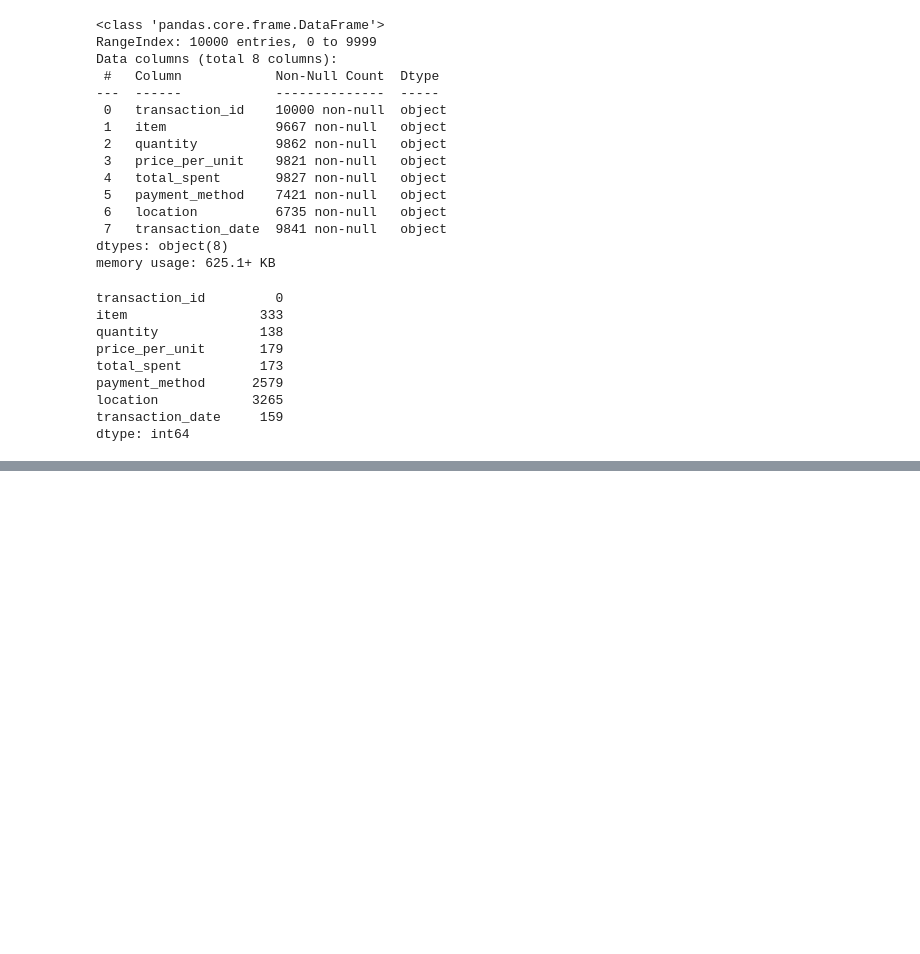
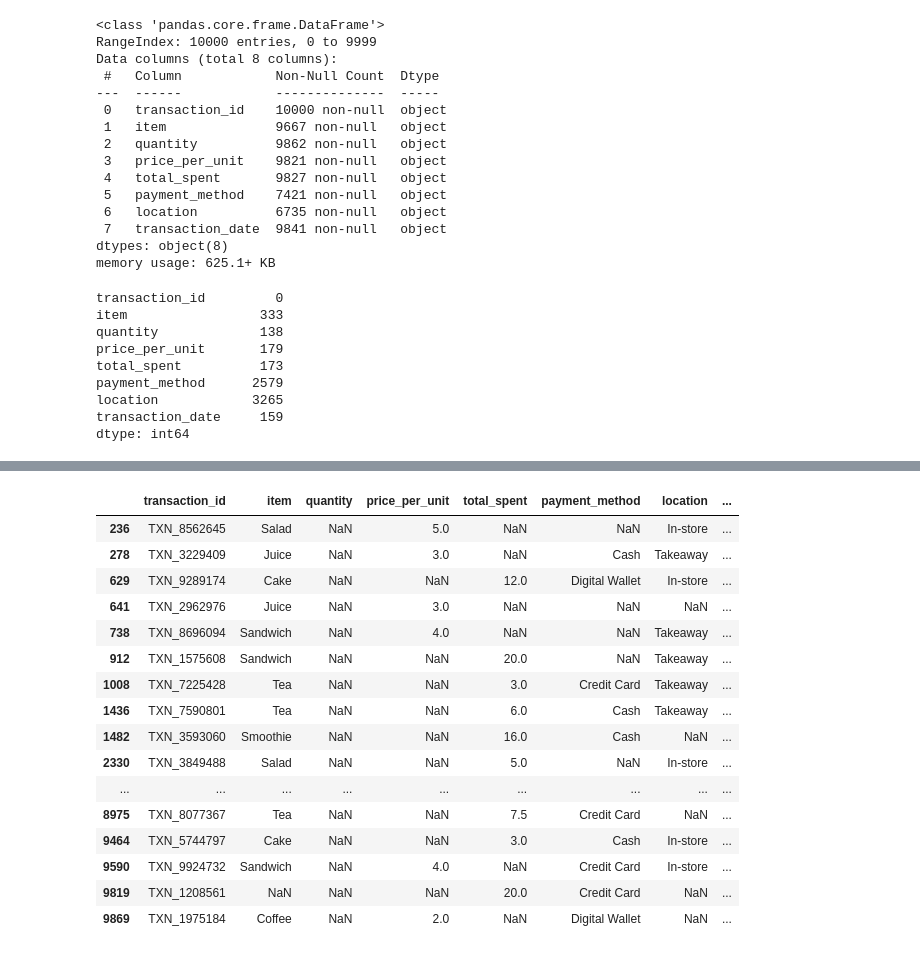
Before and after one commit to Kinosaur/data-cleaning-eda-portfolio, a Jupyter notebook: cafe_sales/Kino/clean_eda.ipynb, the cells around one changed output, grey strips where cells are left out. Saved outputs shown, nothing was run; the diff lists cells and outputs as text; code cells hidden in the pictures; blank space fills up the shorter version.

```diff
--- a/cafe_sales/Kino/clean_eda.ipynb
+++ b/cafe_sales/Kino/clean_eda.ipynb
@@ -58,0 +73,2 @@ df.is
+# %%
+df.drop_duplicates(inplace=True)
@@ -58,0 +89,5 @@ df.is
+# %%
+# Convert columns to numeric (they might be stored as strings)
+df['quantity'] = pd.to_numeric(df['quantity'], errors='coerce')
+df['price_per_unit'] = pd.to_numeric(df['price_per_unit'], errors='coerce')
+df['total_spent'] = pd.to_numeric(df['total_spent'], errors='coerce')
@@ -58,0 +112,3 @@ df.is
+# %%
+df.replace(['ERROR', 'UNKNOWN'], np.nan, inplace=True)
+error_counts
@@ -58,0 +146,3 @@ df.is
+# %%
+df['quantity'] = df['quantity'].fillna(df['total_spent'] / df['price_per_unit'])
+df.isna().sum()
@@ -58,0 +159,20 @@ df.is
+# %%
+df[df['quantity'].isnull()]
+# %% [output]
+|  | transaction_id | item | quantity | price_per_unit | total_spent | payment_method | location | ... |
+| 236 | TXN_8562645 | Salad | NaN | 5.0 | NaN | NaN | In-store | ... |
+| 278 | TXN_3229409 | Juice | NaN | 3.0 | NaN | Cash | Takeaway | ... |
+| 629 | TXN_9289174 | Cake | NaN | NaN | 12.0 | Digital Wallet | In-store | ... |
+| 641 | TXN_2962976 | Juice | NaN | 3.0 | NaN | NaN | NaN | ... |
+| 738 | TXN_8696094 | Sandwich | NaN | 4.0 | NaN | NaN | Takeaway | ... |
+| 912 | TXN_1575608 | Sandwich | NaN | NaN | 20.0 | NaN | Takeaway | ... |
+| 1008 | TXN_7225428 | Tea | NaN | NaN | 3.0 | Credit Card | Takeaway | ... |
+| 1436 | TXN_7590801 | Tea | NaN | NaN | 6.0 | Cash | Takeaway | ... |
+| 1482 | TXN_3593060 | Smoothie | NaN | NaN | 16.0 | Cash | NaN | ... |
+| 2330 | TXN_3849488 | Salad | NaN | NaN | 5.0 | NaN | In-store | ... |
+| ... | ... | ... | ... | ... | ... | ... | ... | ... |
+| 8975 | TXN_8077367 | Tea | NaN | NaN | 7.5 | Credit Card | NaN | ... |
+| 9464 | TXN_5744797 | Cake | NaN | NaN | 3.0 | Cash | In-store | ... |
+| 9590 | TXN_9924732 | Sandwich | NaN | 4.0 | NaN | Credit Card | In-store | ... |
+| 9819 | TXN_1208561 | NaN | NaN | NaN | 20.0 | Credit Card | NaN | ... |
+| 9869 | TXN_1975184 | Coffee | NaN | 2.0 | NaN | Digital Wallet | NaN | ... |
```
Also changed, not shown: parts of 23 cells of this notebook.
